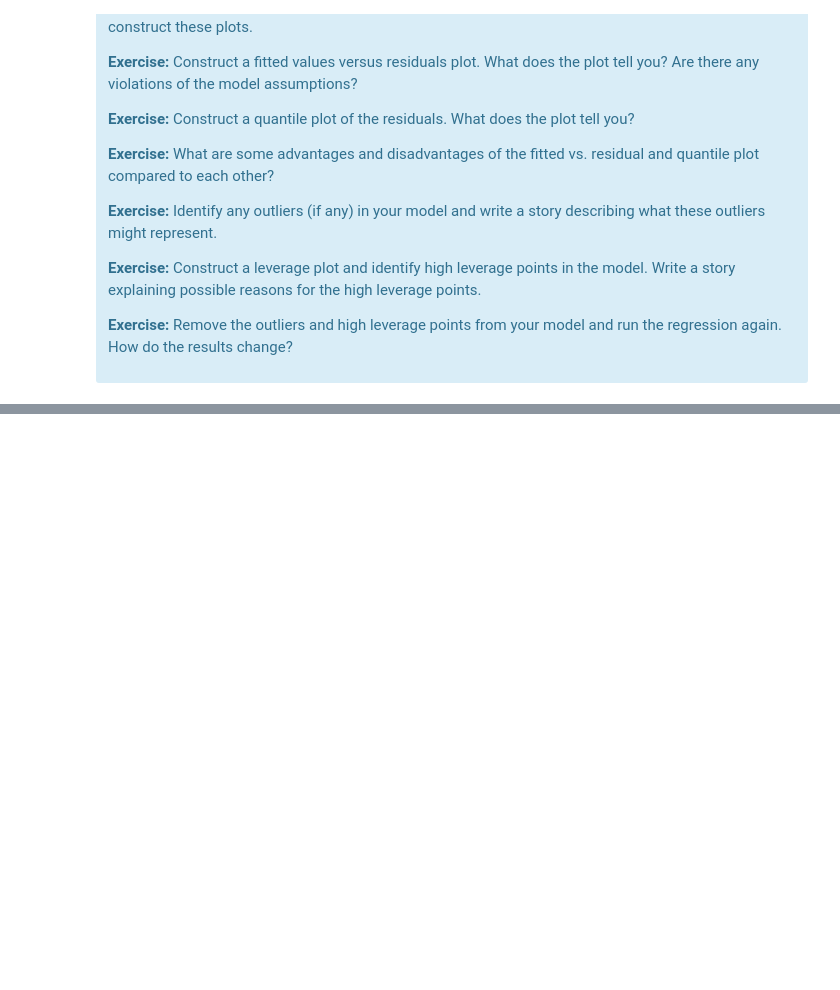
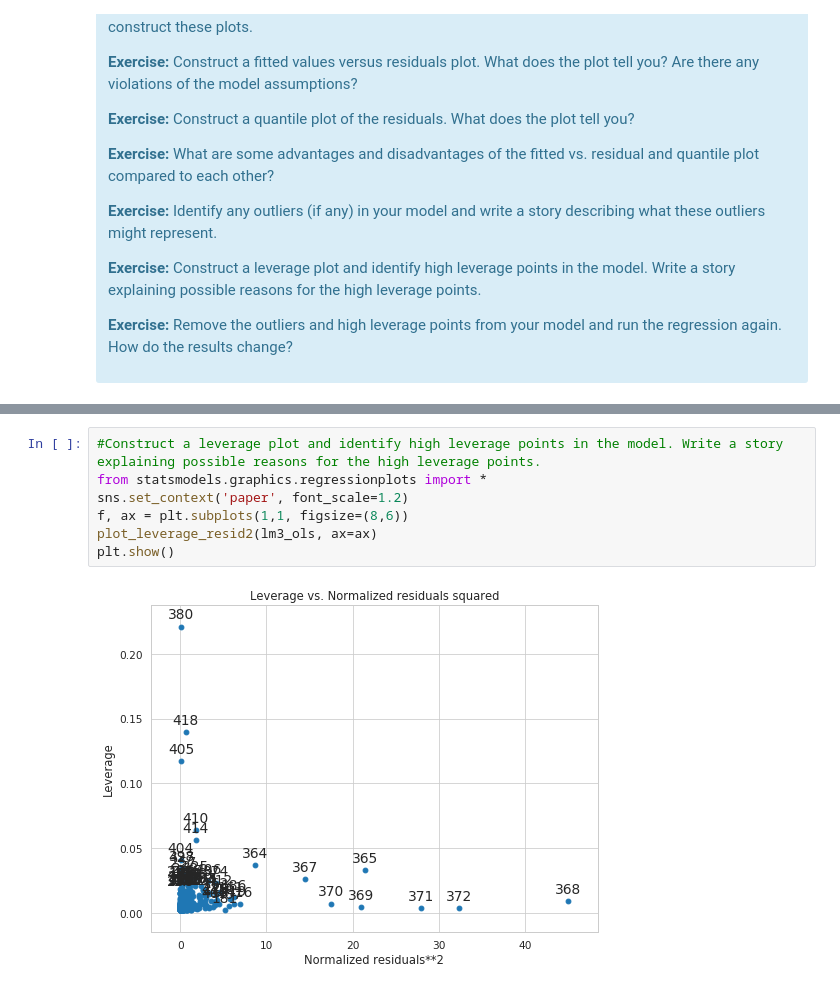
Before and after one commit to Nhorning/linear_regression, a Jupyter notebook: Mini_Project_Linear_Regression.ipynb, the cells around one changed output, grey strips where cells are left out. Drawn from its saved outputs; the diff is of its cells as text; blank space fills up the shorter version.

Commit message:
Completed part V
Changes to be committed:
	modified:   Mini_Project_Linear_Regression.ipynb

```diff
--- a/Mini_Project_Linear_Regression.ipynb
+++ b/Mini_Project_Linear_Regression.ipynb
@@ -1058,0 +1084,9 @@ There are some other issues that are important investigate with linear regressio
+# %%
+#Construct a leverage plot and identify high leverage points in the model. Write a story explaining possible reasons for the high leverage points.
+from statsmodels.graphics.regressionplots import *
+sns.set_context('paper', font_scale=1.2)
+f, ax = plt.subplots(1,1, figsize=(8,6))
+plot_leverage_resid2(lm3_ols, ax=ax)
+plt.show()
+# %% [output]
+[figure, added]
```
Also changed, not shown: parts of 10 cells of this notebook.
